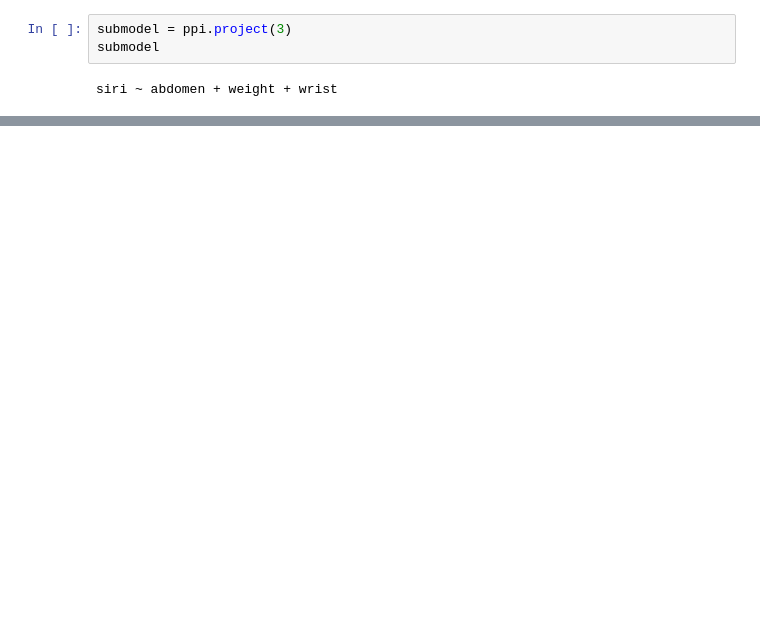
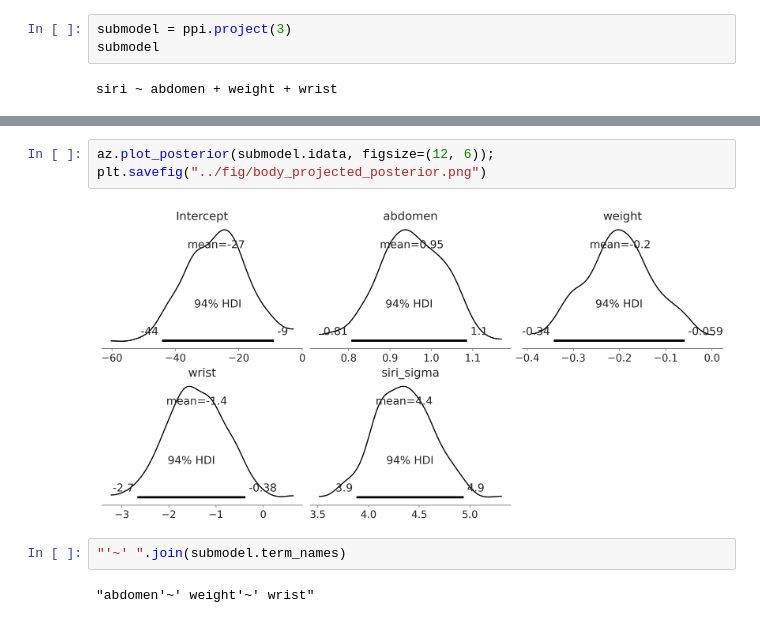
Before and after one commit to aloctavodia/BAP3, a Jupyter notebook: code/Chp_06.ipynb, the cells around one changed output, grey strips where cells are left out. Cells and saved outputs as stored; diff of their text form; blank space fills up the shorter version.

```diff
--- a/code/Chp_06.ipynb
+++ b/code/Chp_06.ipynb
@@ -505,0 +511,9 @@ cmp, ax = ppi.plot_compare(plot=True, figsize=(12, 4));
+# %%
+az.plot_posterior(submodel.idata, figsize=(12, 6));
+plt.savefig("../fig/body_projected_posterior.png")
+# %% [output]
+[figure, added]
+# %%
+"'~' ".join(submodel.term_names)
+# %% [output]
+"abdomen'~' weight'~' wrist"
```
Also changed, not shown: parts of 15 cells of this notebook, 32 other files.
